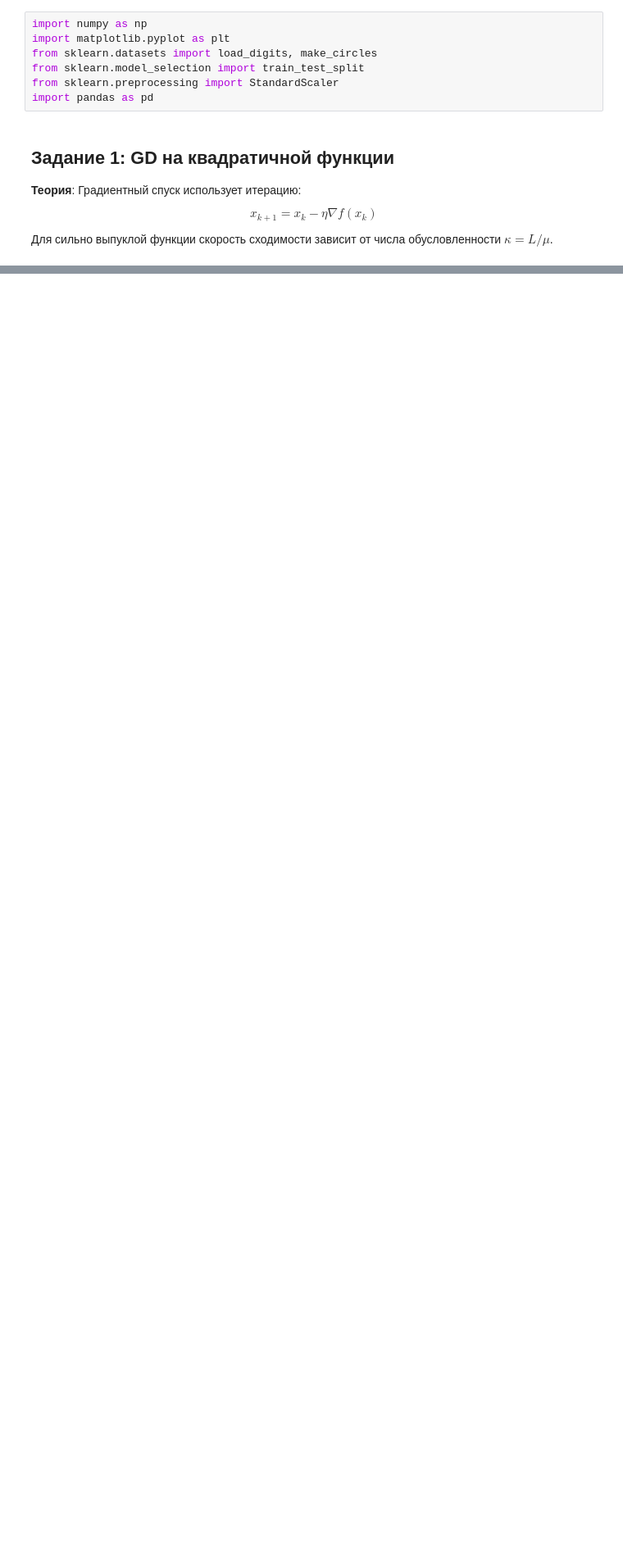
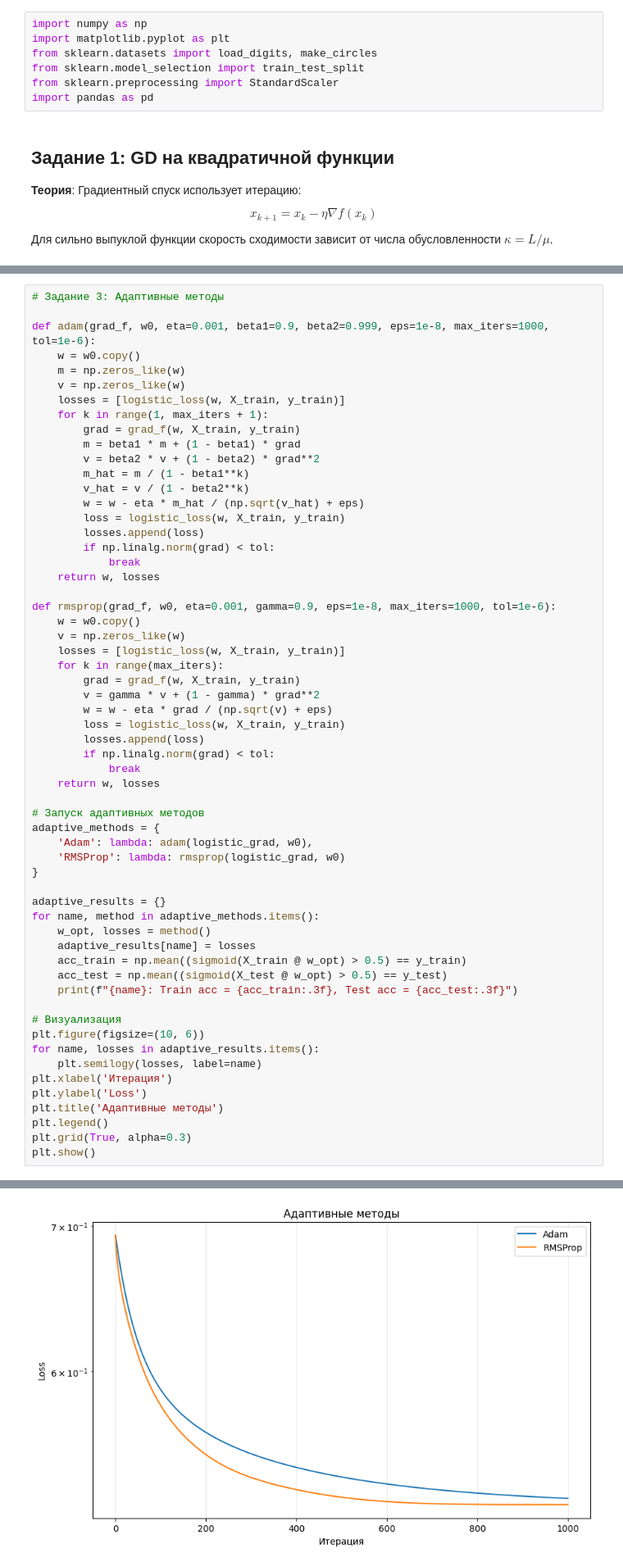
Before and after one commit to EasyLim/mllabs, a Jupyter notebook: lab6.ipynb, the cells around one changed output, grey strips where cells are left out. Shown at 82% size. Drawn from its saved outputs; the diff is of its cells as text; blank space fills up the shorter version.

Commit message:
Доделать практическое задание 6

```diff
--- a/lab6.ipynb
+++ b/lab6.ipynb
@@ -112,0 +261,60 @@ for eta in learning_rates:
+# %%
+# Задание 3: Адаптивные методы
+
+def adam(grad_f, w0, eta=0.001, beta1=0.9, beta2=0.999, eps=1e-8, max_iters=1000, tol=1e-6):
+    w = w0.copy()
+    m = np.zeros_like(w)
+    v = np.zeros_like(w)
+    losses = [logistic_loss(w, X_train, y_train)]
+    for k in range(1, max_iters + 1):
+        grad = grad_f(w, X_train, y_train)
+        m = beta1 * m + (1 - beta1) * grad
+        v = beta2 * v + (1 - beta2) * grad**2
+        m_hat = m / (1 - beta1**k)
+        v_hat = v / (1 - beta2**k)
+        w = w - eta * m_hat / (np.sqrt(v_hat) + eps)
+        loss = logistic_loss(w, X_train, y_train)
+        losses.append(loss)
+        if np.linalg.norm(grad) < tol:
+            break
+    return w, losses
+
+def rmsprop(grad_f, w0, eta=0.001, gamma=0.9, eps=1e-8, max_iters=1000, tol=1e-6):
+    w = w0.copy()
+    v = np.zeros_like(w)
+    losses = [logistic_loss(w, X_train, y_train)]
+    for k in range(max_iters):
+        grad = grad_f(w, X_train, y_train)
+        v = gamma * v + (1 - gamma) * grad**2
+        w = w - eta * grad / (np.sqrt(v) + eps)
+        loss = logistic_loss(w, X_train, y_train)
+        losses.append(loss)
+        if np.linalg.norm(grad) < tol:
+            break
+    return w, losses
+
+# Запуск адаптивных методов
+adaptive_methods = {
+    'Adam': lambda: adam(logistic_grad, w0),
+    'RMSProp': lambda: rmsprop(logistic_grad, w0)
+}
+
+adaptive_results = {}
+for name, method in adaptive_methods.items():
+    w_opt, losses = method()
+    adaptive_results[name] = losses
+    acc_train = np.mean((sigmoid(X_train @ w_opt) > 0.5) == y_train)
+    acc_test = np.mean((sigmoid(X_test @ w_opt) > 0.5) == y_test)
+    print(f"{name}: Train acc = {acc_train:.3f}, Test acc = {acc_test:.3f}")
+
+# Визуализация
+plt.figure(figsize=(10, 6))
+for name, losses in adaptive_results.items():
+    plt.semilogy(losses, label=name)
+plt.xlabel('Итерация')
+plt.ylabel('Loss')
+plt.title('Адаптивные методы')
+plt.legend()
+plt.grid(True, alpha=0.3)
+plt.show()
+# %% [output]
@@ -112,0 +323 @@ for eta in learning_rates:
+[figure, added]
```
Also changed, not shown: parts of 9 cells of this notebook.
